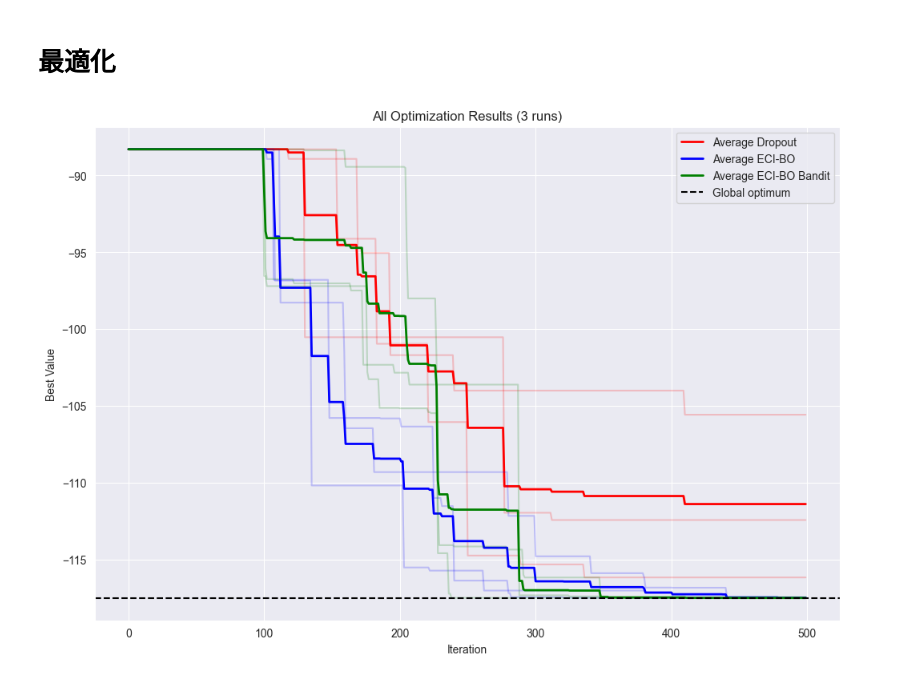
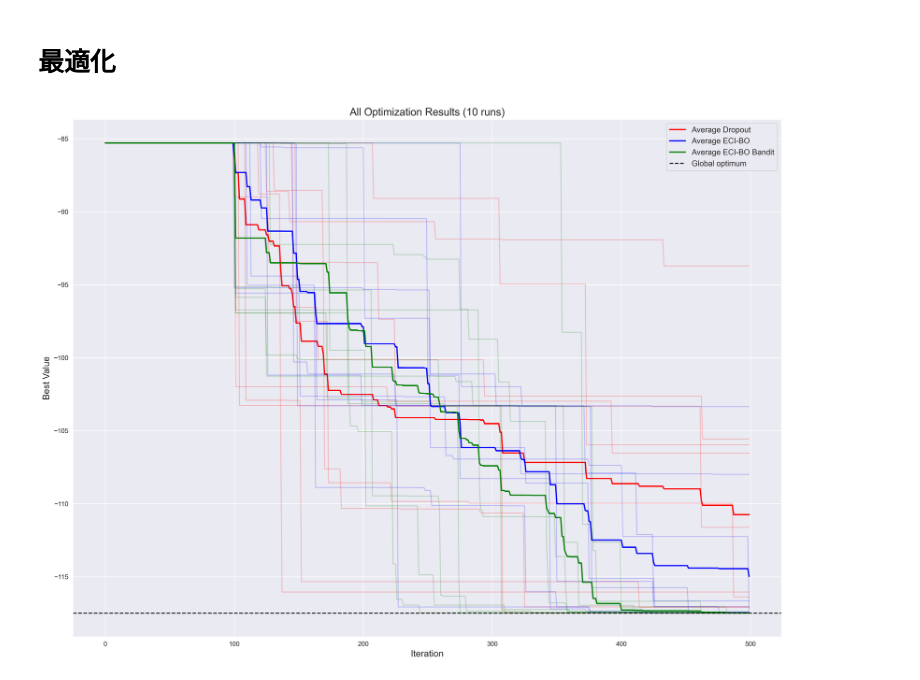
Before and after one commit to nomuyu00/baysian_optimization, a Jupyter notebook: ECI_bayesian.ipynb, the cells around one changed output. Drawn from its saved outputs; the diff is of its cells as text; code cells hidden in the pictures.

```diff
--- a/ECI_bayesian.ipynb
+++ b/ECI_bayesian.ipynb
@@ -297,10 +297,10 @@ class ECI_BO_Bandit:
         ucb_values = []
         for i in range(self.dim):
             average_reward = self.dimension_rewards[i] / self.dimension_counts[i]
-            var = self.squared_reward[i] / self.dimension_counts[i] - average_reward ** 2
-            confidence = math.sqrt(2 * var * math.log(total_iterations) / self.dimension_counts[i]) + 3 * math.log(
-                total_iterations) / self.dimension_counts[i]
-            ucb = average_reward + confidence
+            var = max(0, self.squared_reward[i] / self.dimension_counts[i] - average_reward ** 2)
+            confidence = math.sqrt(2 * var * math.log(total_iterations + 1) / self.dimension_counts[i]) + 3 * math.log(
+                total_iterations + 1) / self.dimension_counts[i]
+            ucb = average_reward + 0.5 * confidence
             ucb_values.append(ucb)
         # Select dimension with highest UCB
         return ucb_values.index(max(ucb_values))
@@ -640,12 +640,12 @@ class DropoutMixEST1BO:
 # %% [markdown]
 # 最適化
 # %%
-dim = 20
+dim = 25
 active_dim = 1
 bounds = torch.tensor([[-5.0] * dim, [5.0] * dim])
 n_initial = 100
 n_iter = 500
-n_runs = 3
+n_runs = 10
 
 X = generate_initial_points(n_initial, dim, bounds)
 # %%
@@ -688,24 +688,27 @@ except subprocess.CalledProcessError:
   print(captured)
   raise
 # %%
-plt.figure(figsize=(12, 8))
+plt.figure(figsize=(16, 12), dpi=300)  # Increased figure size and DPI for higher resolution
 plt.plot(dropout_bo_copy_average_history, label="Average Dropout", color='red', linewidth=2)
 for history in dropout_bo_copy_history:
     plt.plot(history, color='red', alpha=0.2)
 plt.plot(eci_bo_hisotry_average, label="Average ECI-BO", color='blue', linewidth=2)
 for history in eci_bo_history:
     plt.plot(history, color='blue', alpha=0.2)
 plt.plot(eci_bo_bandit_history_average, label="Average ECI-BO Bandit", color='green', linewidth=2)
 for history in eci_bo_bandit_history:
     plt.plot(history, color='green', alpha=0.2)
 plt.axhline(global_optimum, color="black", linestyle="--", label="Global optimum")
-plt.xlabel("Iteration")
-plt.ylabel("Best Value")
-plt.title(f"All Optimization Results ({n_runs} runs)")
-plt.legend()
+plt.xlabel("Iteration", fontsize=14)
+plt.ylabel("Best Value", fontsize=14)
+plt.title(f"All Optimization Results ({n_runs} runs)", fontsize=16)
+plt.legend(fontsize=12)
 plt.grid(True)
-plt.show()
+plt.tight_layout()  # Adjust the plot to ensure all labels are visible
+
+# Save the plot as a high-resolution PNG file
+plt.savefig('optimization_results_high_res.png', dpi=300, bbox_inches='tight')
 # %% [output]
-[figure, old version]
+[figure, new version]
 # %%
 print(arm_selection_history)
```
Also changed, not shown: parts of 1 cell of this notebook.
